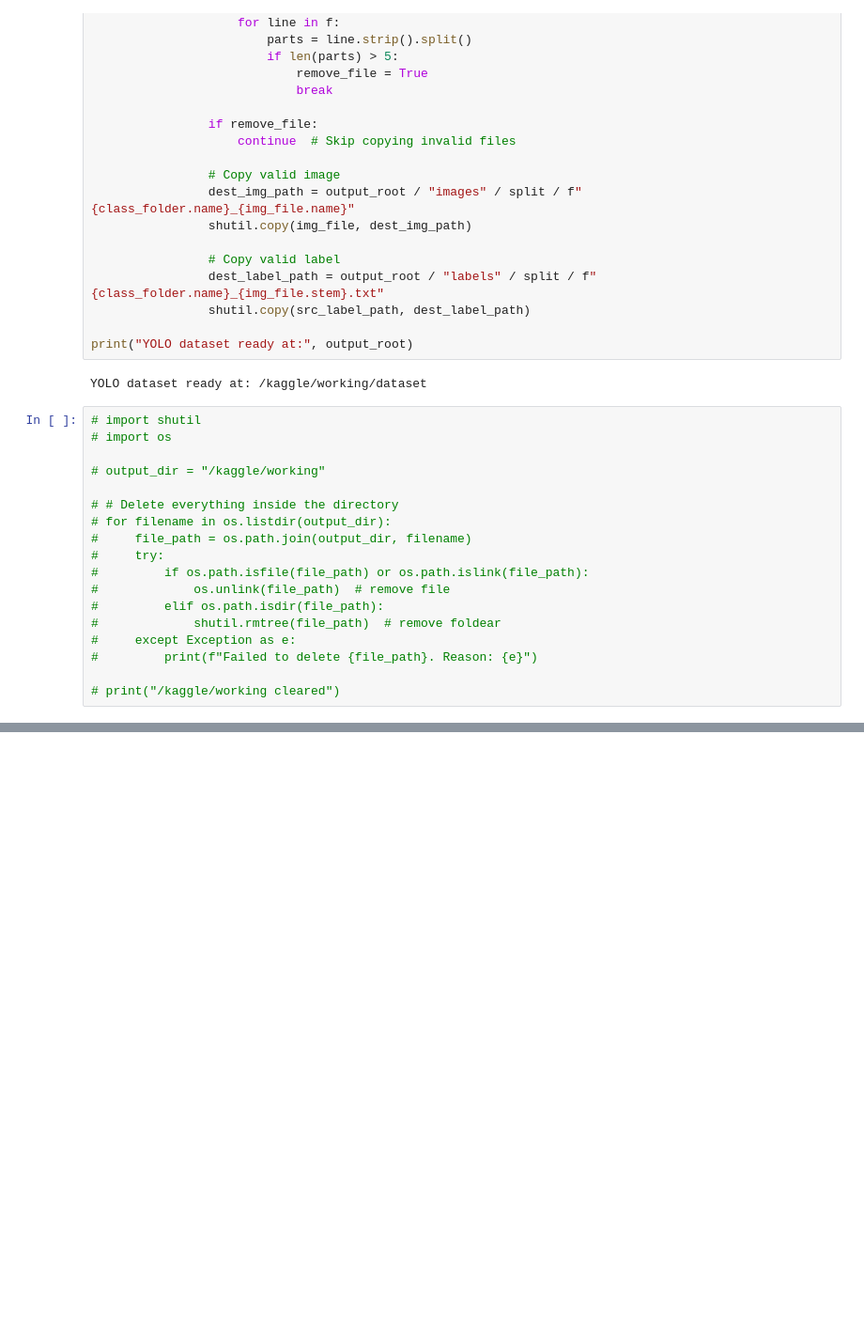
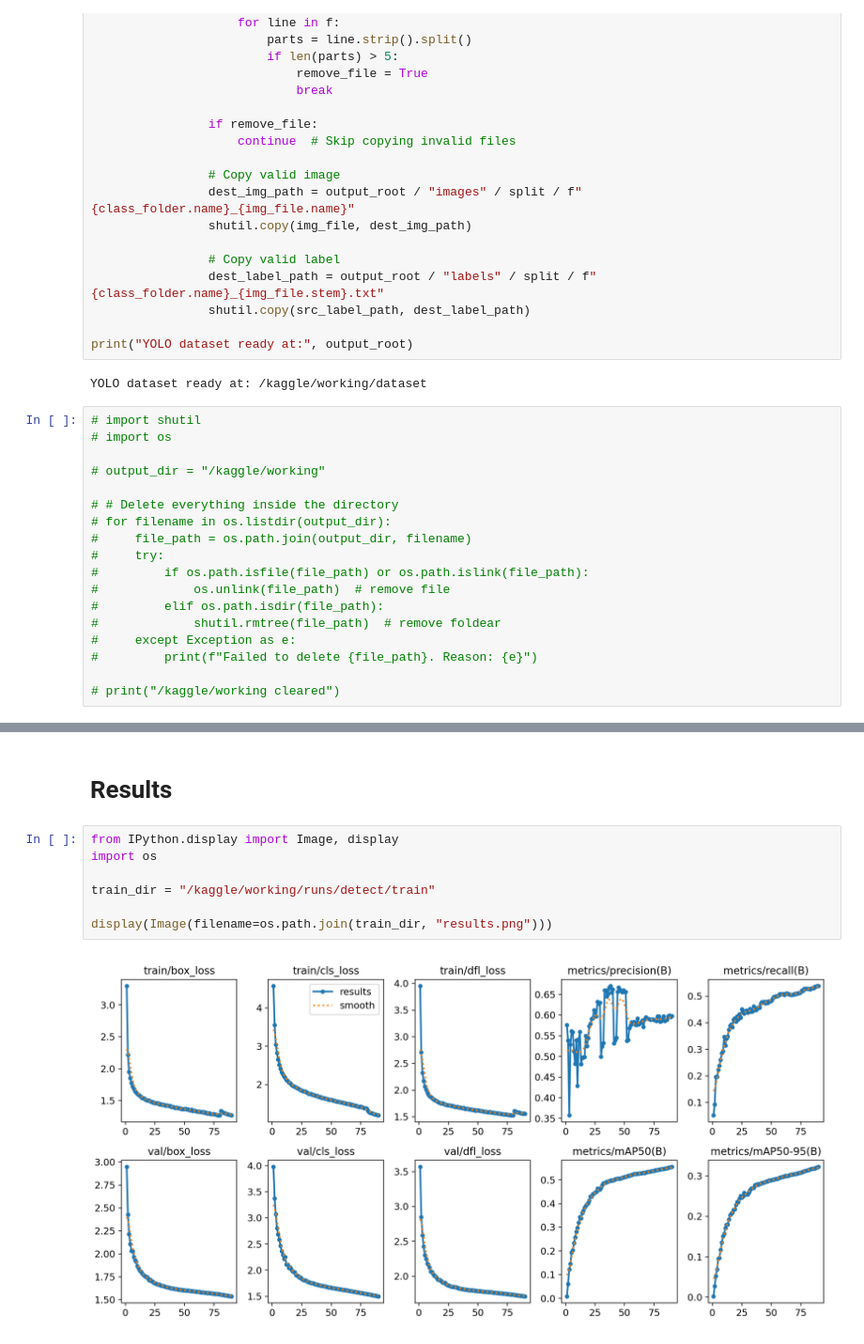
Before and after one commit to AkinduH/Vision-based-Urban-Issues-Detection, a Jupyter notebook: urban-issues-detector-v1.ipynb, the cells around one changed output, grey strips where cells are left out. Shown at 94% size. Saved outputs shown, nothing was run; the diff lists cells and outputs as text; blank space fills up the shorter version.

Commit message:
Kaggle Notebook | Urban Issues Detector YOLOV8 | Version 3

```diff
--- a/urban-issues-detector-v1.ipynb
+++ b/urban-issues-detector-v1.ipynb
@@ -175,0 +183,11 @@ Starting training for 50 epochs...
+# %% [markdown]
+# Results
+# %%
+from IPython.display import Image, display
+import os
+
+train_dir = "/kaggle/working/runs/detect/train"
+
+display(Image(filename=os.path.join(train_dir, "results.png")))
+# %% [output]
+[figure, added]
```
Also changed, not shown: parts of 9 cells of this notebook.
